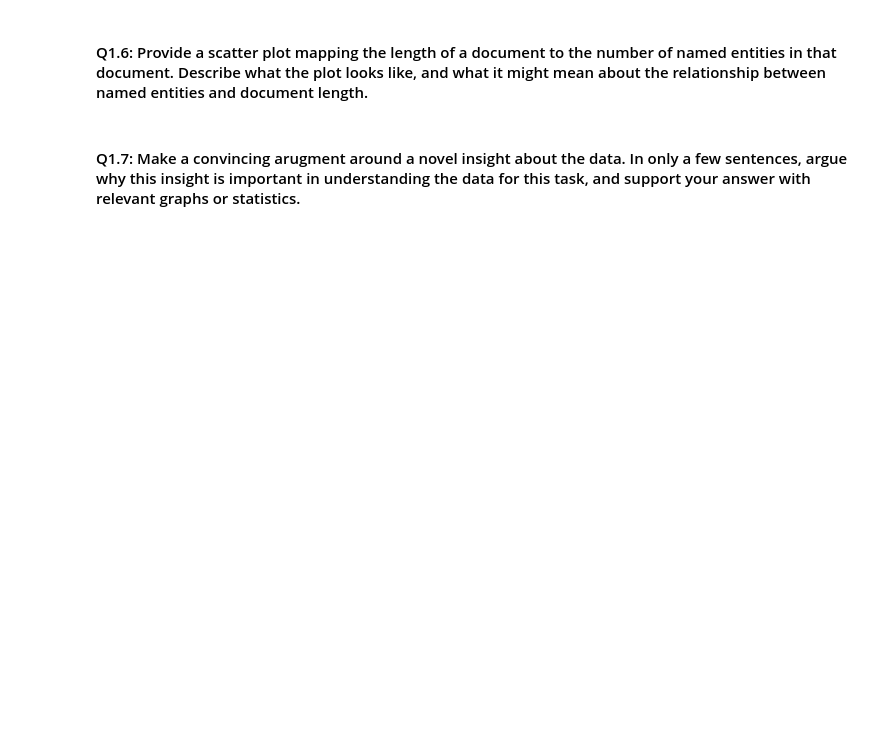
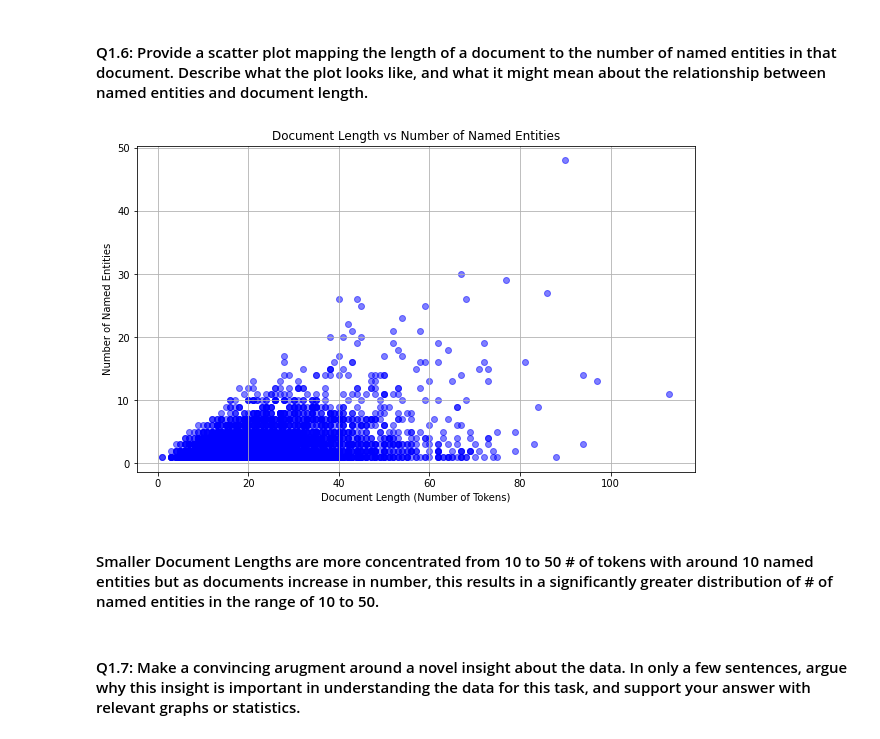
Before and after one commit to AbdulganiMuhammedsanii/nlphw1, a Jupyter notebook: hw1-release/hw1_studentfacing_sp25_cs4740.ipynb, the cells around one changed output. Cells and saved outputs as stored; diff of their text form; code cells hidden in the pictures; blank space fills up the shorter version.

```diff
--- a/hw1-release/hw1_studentfacing_sp25_cs4740.ipynb
+++ b/hw1-release/hw1_studentfacing_sp25_cs4740.ipynb
@@ -328,0 +269,17 @@ However, you are only interested in tokens which are tagged as part of named ent
+# %%
+# YOUR CODE HERE
+from collections import defaultdict
+
+named_counts = defaultdict(int)
+
+for tokens, ner_tags in zip(training_data['text'], training_data['NER']):
+    for token, tag in zip(tokens, ner_tags):
+
+        if tag and tag[0] in {"B", "I"}:
+            named_counts[token] += 1
+
+top10 = sorted(named_counts.items(), key=lambda x: x[1], reverse=True)[:10]
+
+print("Top 10 most frequent named entity tokens:")
+for token, count in top10:
+    print(f"{token}: {count}")
@@ -333,2 +304,30 @@ However, you are only interested in tokens which are tagged as part of named ent
+# %%
+# YOUR CODE HEREimport matplotlib.pyplot as plt
+from collections import defaultdict
+
+# Initialize lists to store document lengths and named entity counts
+doc_lengths = []
+named_entity_counts = []
+
+# Calculate document lengths and named entity counts
+for tokens, ner_tags in zip(training_data['text'], training_data['NER']):
+    doc_length = len(tokens)
+    named_entities = sum(1 for tag in ner_tags if tag.startswith("B-") or tag.startswith("I-"))
+
+    doc_lengths.append(doc_length)
+    named_entity_counts.append(named_entities)
+
+# Create scatter plot
+plt.figure(figsize=(10, 6))
+plt.scatter(doc_lengths, named_entity_counts, color='b', alpha=0.5)
+plt.title('Document Length vs Number of Named Entities')
+plt.xlabel('Document Length (Number of Tokens)')
+plt.ylabel('Number of Named Entities')
+plt.grid(True)
+plt.show()
+# %% [output]
+[figure, added]
+# %% [markdown]
+#### Smaller Document Lengths are more concentrated from 10 to 50 # of tokens with around 10 named entities but as documents increase in number, this results in a significantly greater distribution of # of named entities in the range of 10 to 50.
 # %% [markdown]
 #### Q1.7: Make a convincing arugment around a novel insight about the data. In only a few sentences, argue why this insight is important in understanding the data for this task, and support your answer with relevant graphs or statistics.
```
Also changed, not shown: parts of 14 cells of this notebook.
